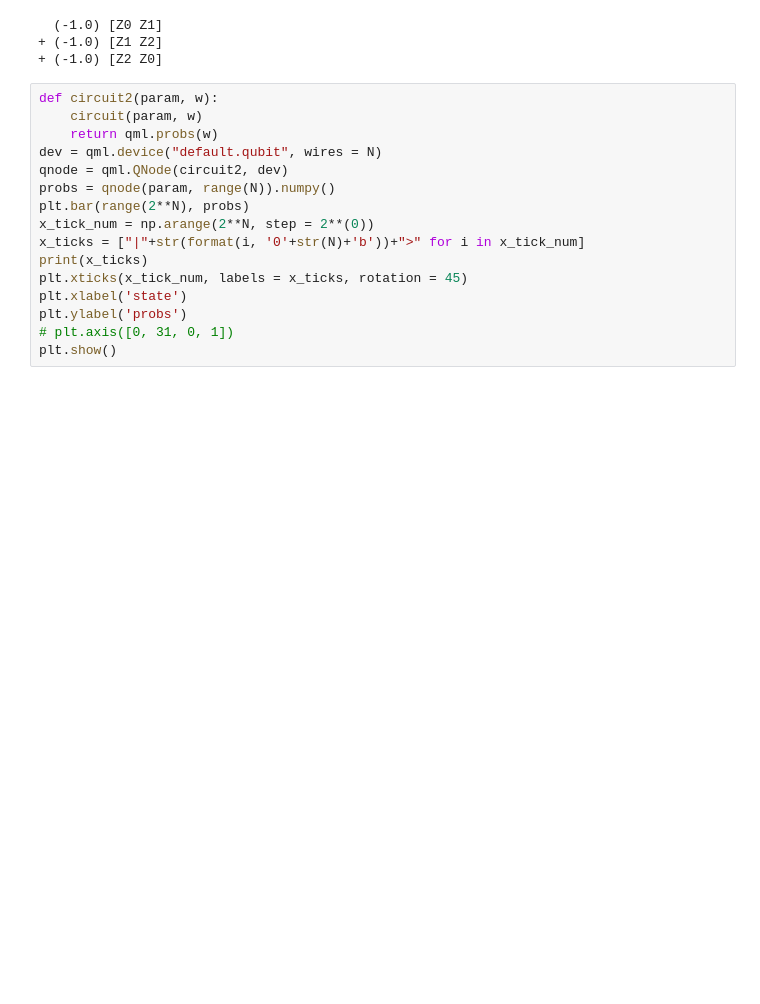
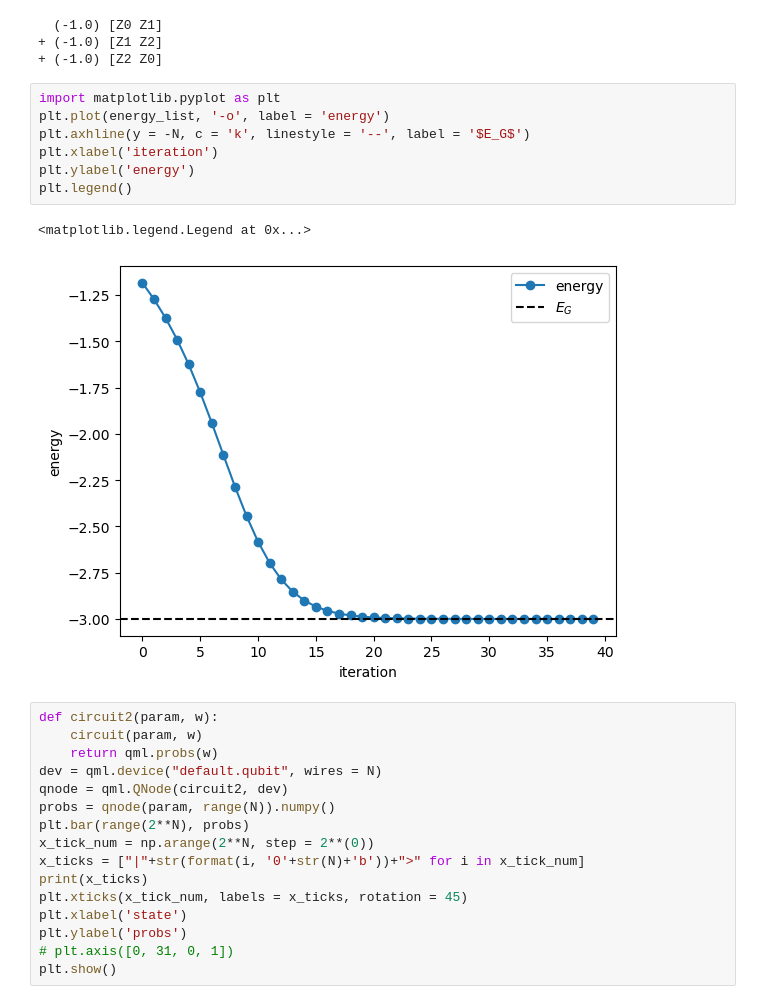
Before and after one commit to chanung-park/2023domino, a Jupyter notebook: Z2.ipynb, the cells around one changed output. Drawn from its saved outputs; the diff is of its cells as text; blank space fills up the shorter version.

Commit message:
energy convergence plotting included

```diff
--- a/Z2.ipynb
+++ b/Z2.ipynb
@@ -36,6 +36,16 @@ energy_list, param = find_groundstate(N, p, circuit, H)
   (-1.0) [Z0 Z1]
 + (-1.0) [Z1 Z2]
 + (-1.0) [Z2 Z0]
+# %%
+import matplotlib.pyplot as plt
+plt.plot(energy_list, '-o', label = 'energy')
+plt.axhline(y = -N, c = 'k', linestyle = '--', label = '$E_G$')
+plt.xlabel('iteration')
+plt.ylabel('energy')
+plt.legend()
+# %% [output]
+<matplotlib.legend.Legend at 0x...>
+[figure, added]
 # %%
 def circuit2(param, w):
     circuit(param, w)
```
